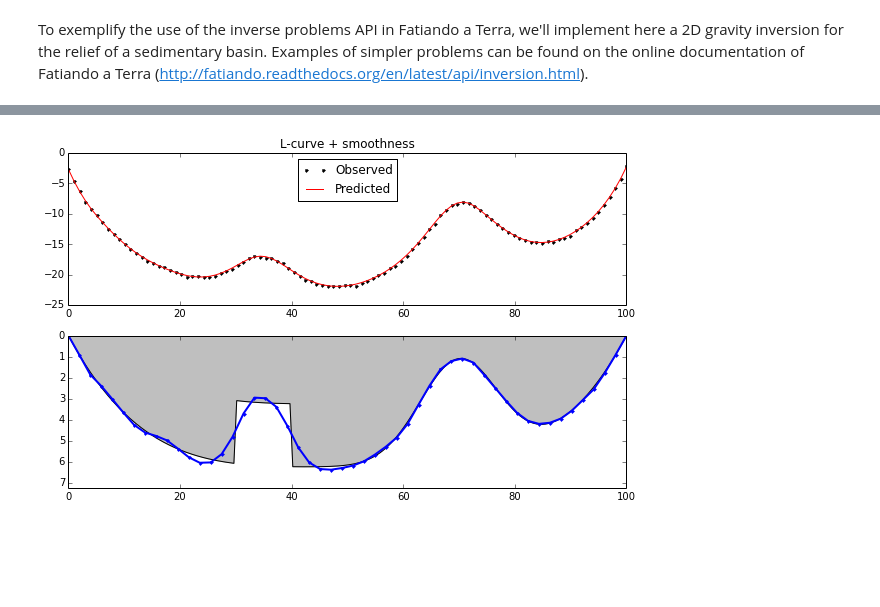
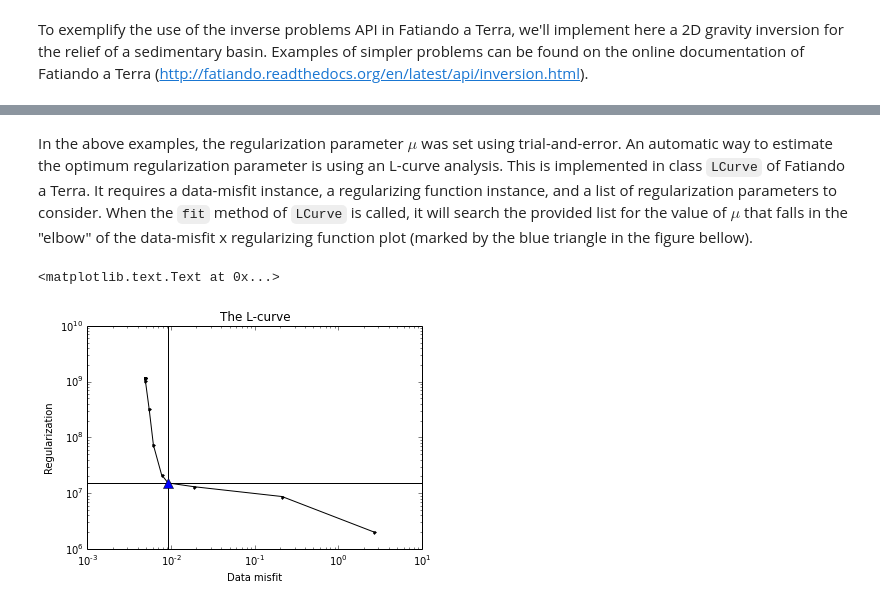
Before and after one commit to leouieda/relatorio-anual-geofisica-2014, a Jupyter notebook: phd-report-2014.ipynb, the cells around one changed output, grey strips where cells are left out. Saved outputs shown, nothing was run; the diff lists cells and outputs as text; code cells hidden in the pictures; blank space fills up the shorter version.

```diff
--- a/phd-report-2014.ipynb
+++ b/phd-report-2014.ipynb
@@ -249,15 +281,15 @@ class PolyBasin(Misfit):
         verts = self.p2verts(p)
         x, z = self.positional['x'], self.positional['z']
         xs = self._xs
-        dz = 10.
+        dz = 20.
         jac = np.zeros((self.ndata, self.nparams))
         for i in xrange(self.nparams):
             difference = Polygon(
                 [verts[i + 2],
-                 [xs[i], p[i] - dz],
+                 [xs[i], p[i] - 0.5*dz],
                  verts[i],
-                 [xs[i], p[i] + dz]], self.model)
-            jac[:,i] = np.nan_to_num(talwani.gz(x, z, [difference]))/(2.*dz)
+                 [xs[i], p[i] + 0.5*dz]], self.model)
+            jac[:,i] = np.nan_to_num(talwani.gz(x, z, [difference]))/dz
         return jac
 
     def _get_predicted(self, p):
@@ -339,7 +407,17 @@ plot(sharp, 'Total variation regularization')
+# %% [markdown]
+In the above examples, the regularization parameter $\mu$ was set using trial-and-error.
+An automatic way to estimate the optimum regularization parameter is using an L-curve analysis.
+This is implemented in class `LCurve` of Fatiando a Terra.
+It requires a data-misfit instance, a regularizing function instance, and a list of regularization parameters to consider.
+When the `fit` method of `LCurve` is called, it will search the provided list for the value of $\mu$ that falls in the "elbow" of the data-misfit x regularizing function plot (marked by the blue triangle in the figure bellow).
 # %%
-lcurve = LCurve(misfit, Smoothness1D(misfit.nparams), [10**i for i in range(-20, -5, 1)])
+lcurve = LCurve(misfit, Smoothness1D(misfit.nparams),
+                [10**i for i in range(-20, -5, 1)])
+# LCurve behaves exactly like all the other solvers
 lcurve.config('levmarq', initial=initial).fit()
 
-plot(lcurve, 'L-curve + smoothness')
+lcurve.plot_lcurve()
+mpl.title('The L-curve')
 # %% [output]
+<matplotlib.text.Text at 0x...>
-[figure, old version]
+[figure, new version]
```
Also changed, not shown: parts of 25 cells of this notebook, 1 other file.
